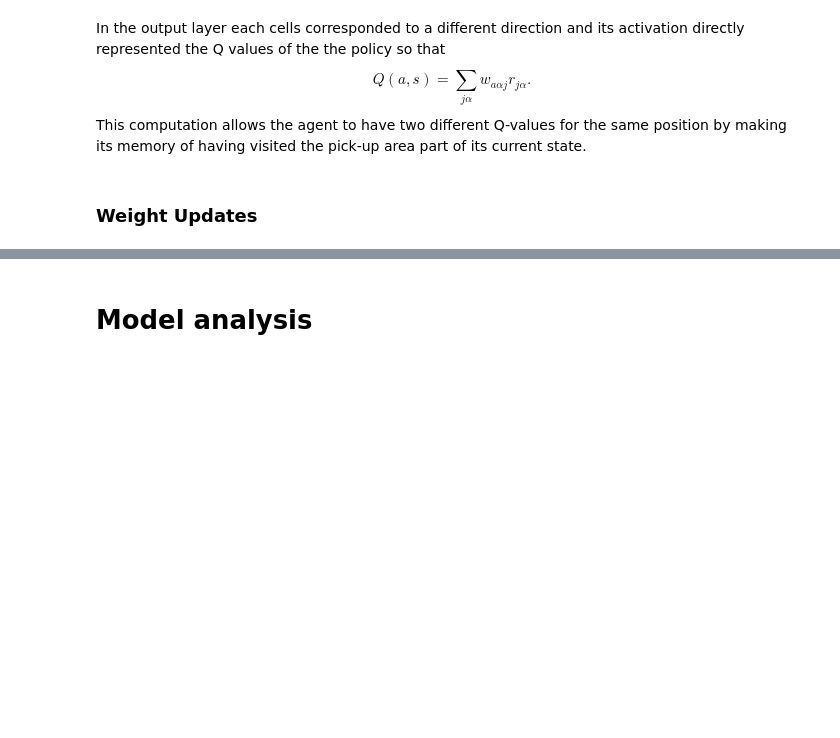
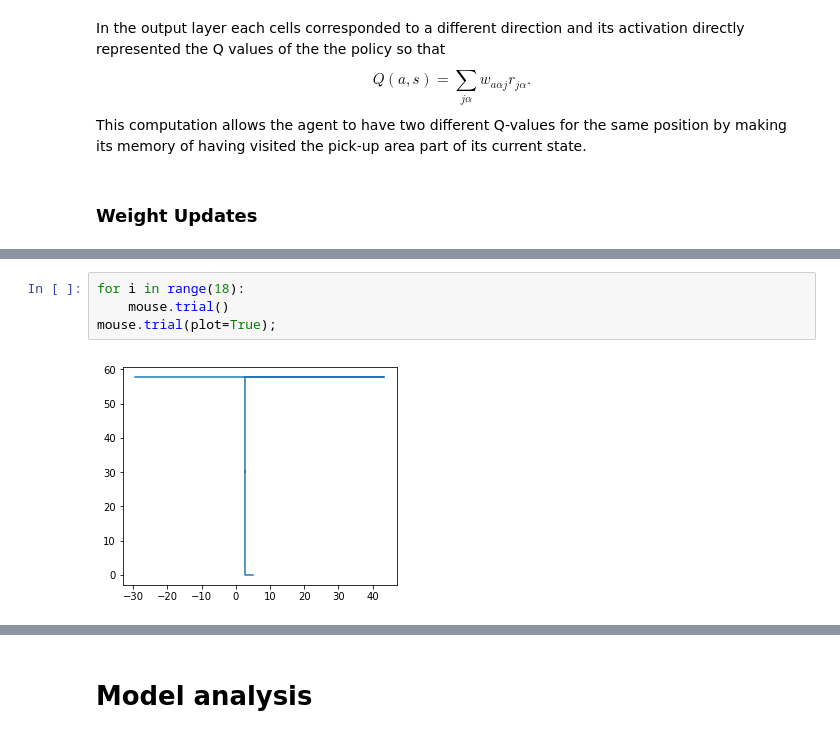
Before and after one commit to imLew/MHBF-project, a Jupyter notebook: RL-miniproject-report.ipynb, the cells around one changed output, grey strips where cells are left out. Saved outputs shown, nothing was run; the diff lists cells and outputs as text; blank space fills up the shorter version.

```diff
--- a/RL-miniproject-report.ipynb
+++ b/RL-miniproject-report.ipynb
@@ -70,0 +96,6 @@ The update rule for the Q-values as given in eq\ref{basic_update} only distribut
+# %%
+for i in range(18):
+    mouse.trial()
+mouse.trial(plot=True);
+# %% [output]
+[figure, added]
```
Also changed, not shown: parts of 7 cells of this notebook.
